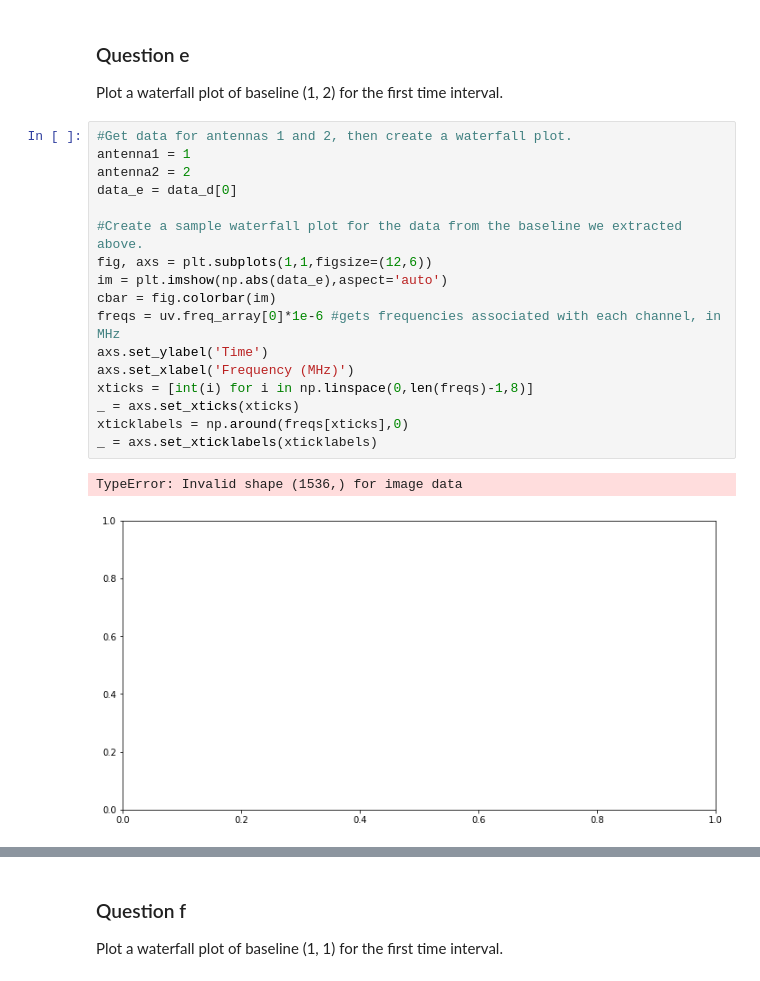
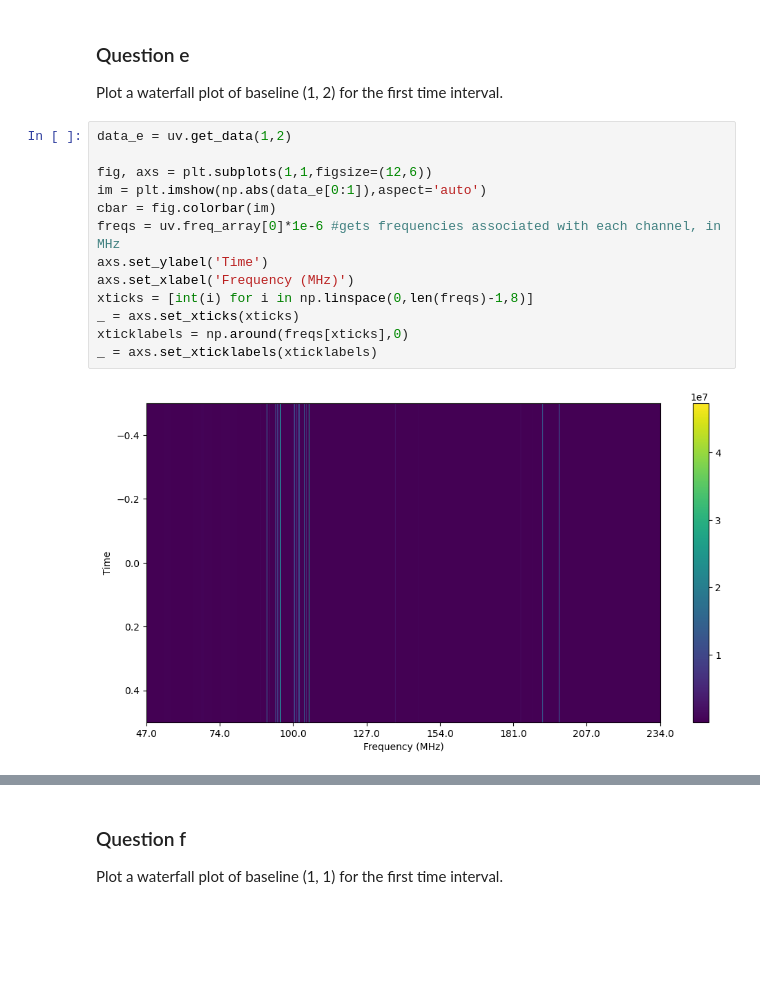
Before and after one commit to cswelch/Physics-434, a Jupyter notebook: Lab 5.ipynb, the cells around one changed output, grey strips where cells are left out. Cells and saved outputs as stored; diff of their text form; blank space fills up the shorter version.

```diff
--- a/Lab 5.ipynb
+++ b/Lab 5.ipynb
@@ -214,22 +217,17 @@ _ = axs.set_xticklabels(xticklabels)
 ### Question e
 Plot a waterfall plot of baseline (1, 2) for the first time interval.
 # %%
-#Get data for antennas 1 and 2, then create a waterfall plot.
-antenna1 = 1
-antenna2 = 2
-data_e = data_d[0]
+data_e = uv.get_data(1,2)
 
-#Create a sample waterfall plot for the data from the baseline we extracted above.
 fig, axs = plt.subplots(1,1,figsize=(12,6))
-im = plt.imshow(np.abs(data_e),aspect='auto')
+im = plt.imshow(np.abs(data_e[0:1]),aspect='auto')
 cbar = fig.colorbar(im)
 freqs = uv.freq_array[0]*1e-6 #gets frequencies associated with each channel, in MHz
 axs.set_ylabel('Time')
 axs.set_xlabel('Frequency (MHz)')
 xticks = [int(i) for i in np.linspace(0,len(freqs)-1,8)]
 _ = axs.set_xticks(xticks)
 xticklabels = np.around(freqs[xticks],0)
 _ = axs.set_xticklabels(xticklabels)
 # %% [output]
-TypeError: Invalid shape (1536,) for image data
-[figure, old version]
+[figure, new version]
```
Also changed, not shown: parts of 15 cells of this notebook, 4 other files.
